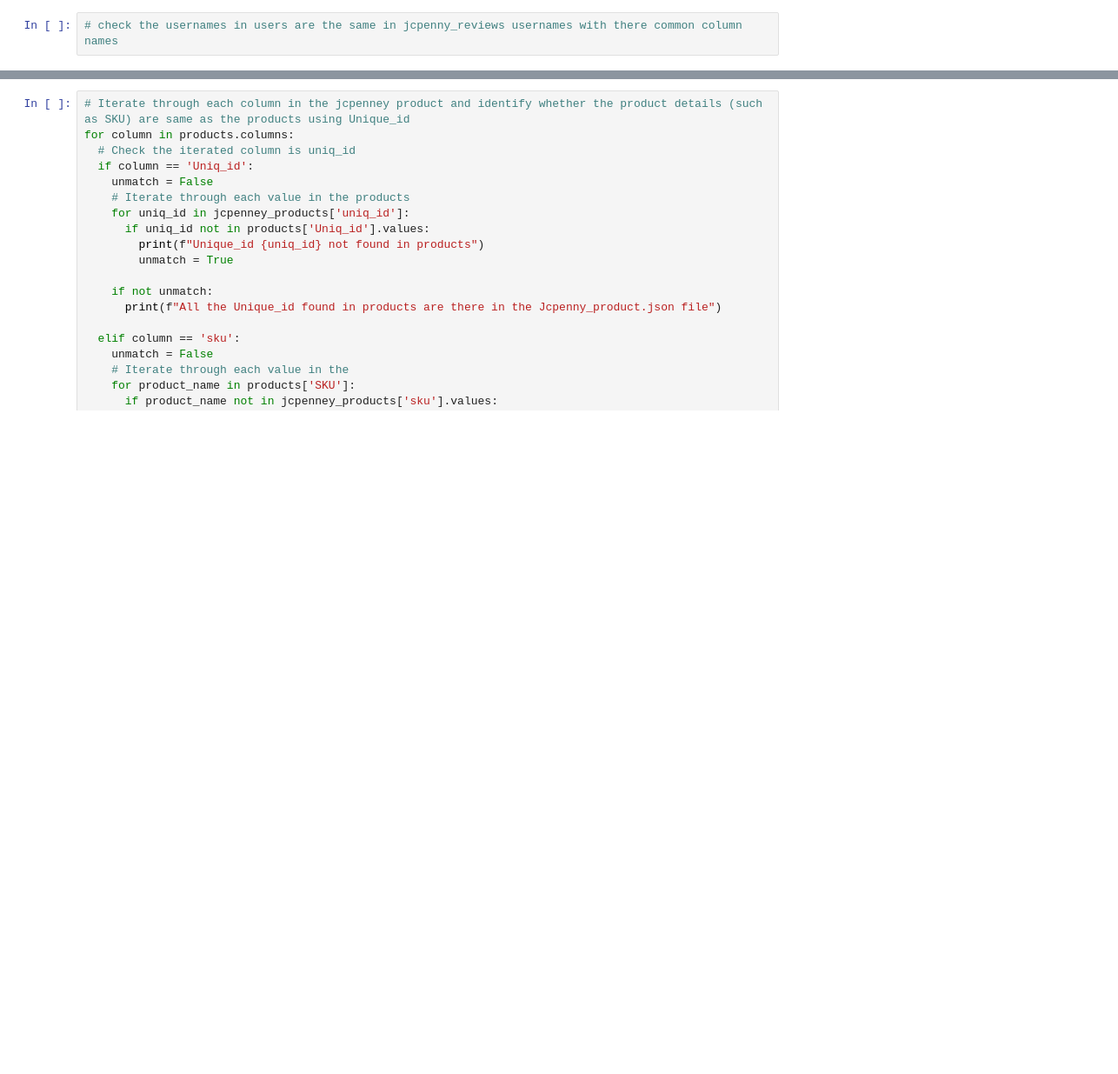
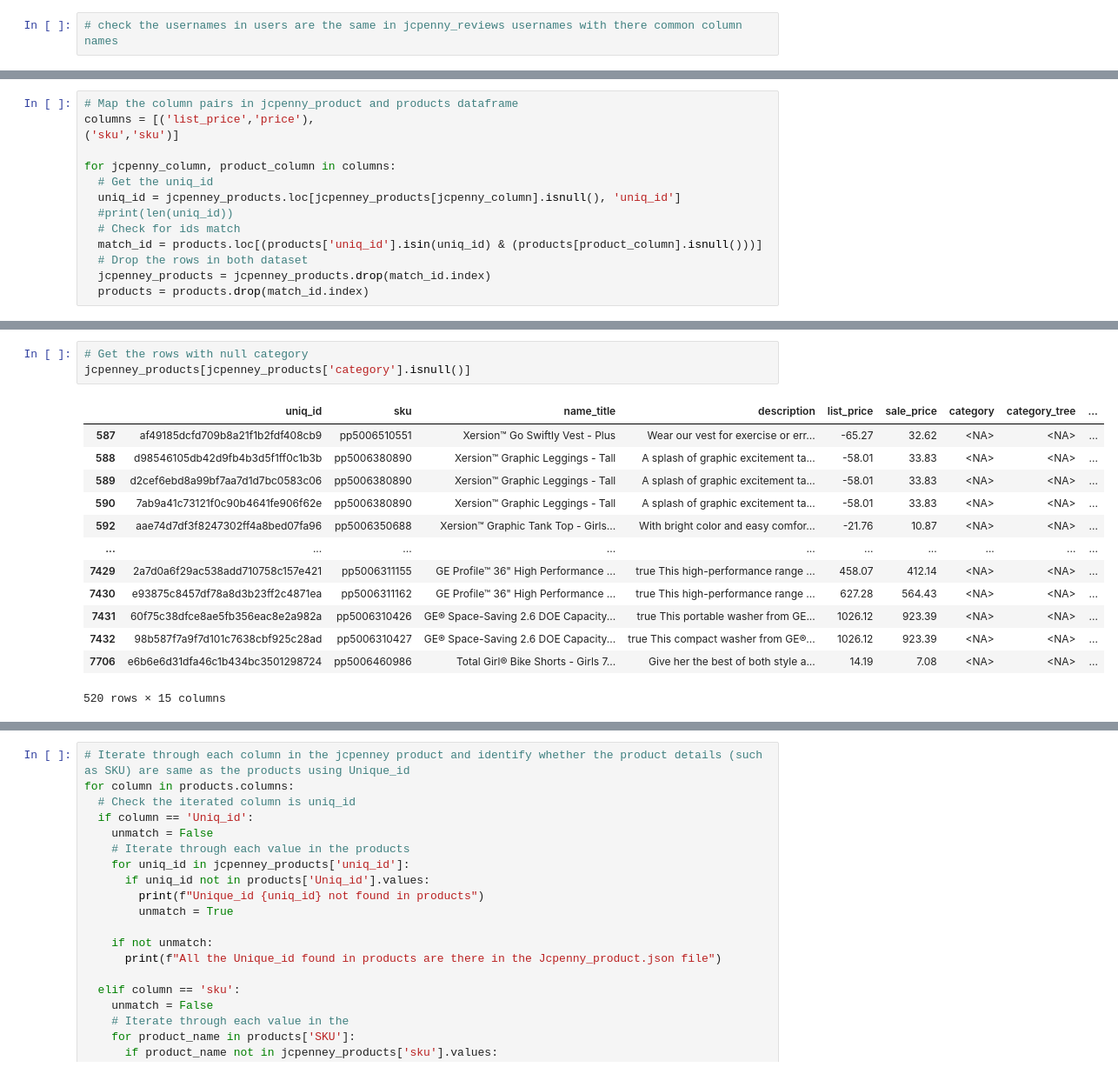
Before and after one commit to Malki9/3601763_BD2, a Jupyter notebook: 3601763_BD2.ipynb, the cells around one changed output, grey strips where cells are left out. Shown at 87% size. Drawn from its saved outputs; the diff is of its cells as text; blank space fills up the shorter version.

```diff
--- a/3601763_BD2.ipynb
+++ b/3601763_BD2.ipynb
@@ -311,0 +351,14 @@ jcpenney_reviewers = jcpenney_reviewers.drop_duplicates(subset='username', keep=
+# %%
+# Map the column pairs in jcpenny_product and products dataframe
+columns = [('list_price','price'),
+('sku','sku')]
+
+for jcpenny_column, product_column in columns:
+  # Get the uniq_id
+  uniq_id = jcpenney_products.loc[jcpenney_products[jcpenny_column].isnull(), 'uniq_id']
+  #print(len(uniq_id))
+  # Check for ids match
+  match_id = products.loc[(products['uniq_id'].isin(uniq_id) & (products[product_column].isnull()))]
+  # Drop the rows in both dataset
+  jcpenney_products = jcpenney_products.drop(match_id.index)
+  products = products.drop(match_id.index)
@@ -311,0 +385,17 @@ jcpenney_reviewers = jcpenney_reviewers.drop_duplicates(subset='username', keep=
+# %%
+# Get the rows with null category
+jcpenney_products[jcpenney_products['category'].isnull()]
+# %% [output]
+|  | uniq_id | sku | name_title | description | list_price | sale_price | category | category_tree | ... |
+| 587 | af49185dcfd709b8a21f1b2fdf408cb9 | pp5006510551 | Xersion™ Go Swiftly Vest - Plus | Wear our vest for exercise or err... | -65.27 | 32.62 | <NA> | <NA> | ... |
+| 588 | d98546105db42d9fb4b3d5f1ff0c1b3b | pp5006380890 | Xersion™ Graphic Leggings - Tall | A splash of graphic excitement ta... | -58.01 | 33.83 | <NA> | <NA> | ... |
+| 589 | d2cef6ebd8a99bf7aa7d1d7bc0583c06 | pp5006380890 | Xersion™ Graphic Leggings - Tall | A splash of graphic excitement ta... | -58.01 | 33.83 | <NA> | <NA> | ... |
+| 590 | 7ab9a41c73121f0c90b4641fe906f62e | pp5006380890 | Xersion™ Graphic Leggings - Tall | A splash of graphic excitement ta... | -58.01 | 33.83 | <NA> | <NA> | ... |
+| 592 | aae74d7df3f8247302ff4a8bed07fa96 | pp5006350688 | Xersion™ Graphic Tank Top - Girls... | With bright color and easy comfor... | -21.76 | 10.87 | <NA> | <NA> | ... |
+| ... | ... | ... | ... | ... | ... | ... | ... | ... | ... |
+| 7429 | 2a7d0a6f29ac538add710758c157e421 | pp5006311155 | GE Profile™ 36" High Performance ... | true This high-performance range ... | 458.07 | 412.14 | <NA> | <NA> | ... |
+| 7430 | e93875c8457df78a8d3b23ff2c4871ea | pp5006311162 | GE Profile™ 36" High Performance ... | true This high-performance range ... | 627.28 | 564.43 | <NA> | <NA> | ... |
+| 7431 | 60f75c38dfce8ae5fb356eac8e2a982a | pp5006310426 | GE® Space-Saving 2.6 DOE Capacity... | true This portable washer from GE... | 1026.12 | 923.39 | <NA> | <NA> | ... |
+| 7432 | 98b587f7a9f7d101c7638cbf925c28ad | pp5006310427 | GE® Space-Saving 2.6 DOE Capacity... | true This compact washer from GE®... | 1026.12 | 923.39 | <NA> | <NA> | ... |
+| 7706 | e6b6e6d31dfa46c1b434bc3501298724 | pp5006460986 | Total Girl® Bike Shorts - Girls 7... | Give her the best of both style a... | 14.19 | 7.08 | <NA> | <NA> | ... |
+520 rows × 15 columns
```
Also changed, not shown: parts of 18 cells of this notebook.
